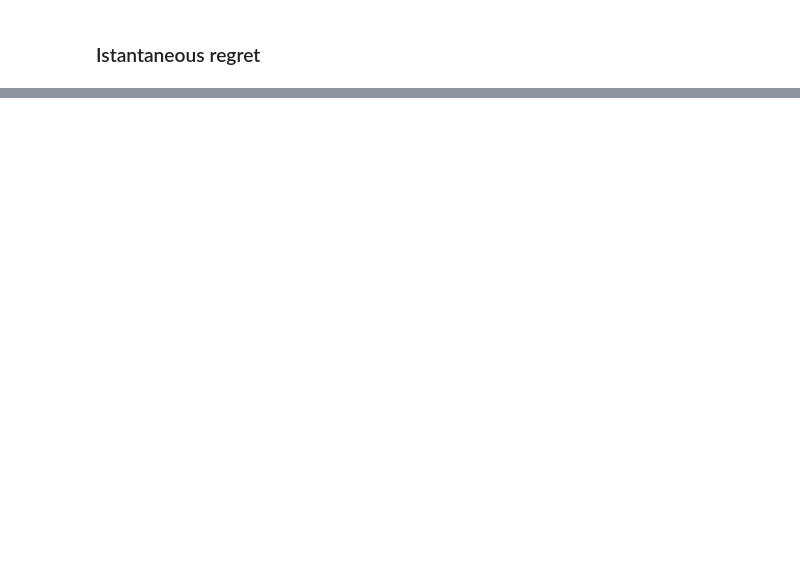
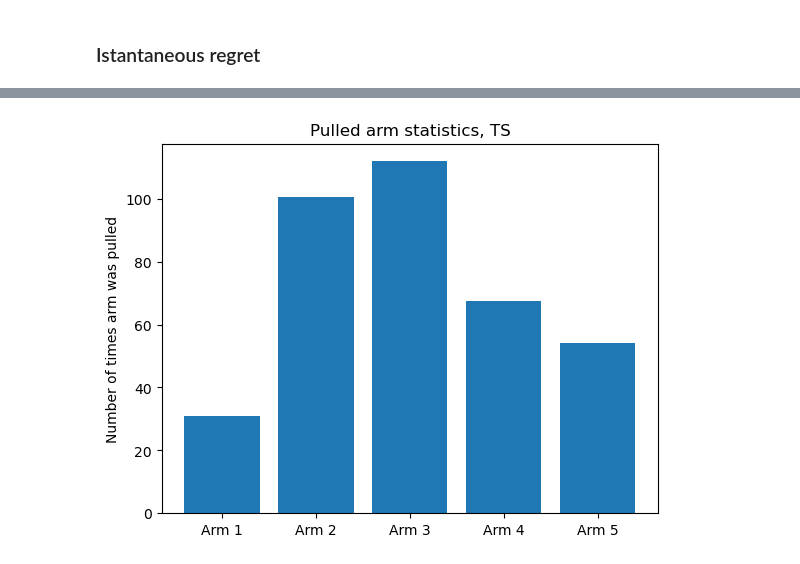
Before and after one commit to MatteoPancini/Online-Pricing-and-Advertising-Optimization-Project, a Jupyter notebook: Project-Pricing-Advertising-2022-2023/1_Learning_for_Pricing_2_Version.ipynb, the cells around one changed output, grey strips where cells are left out. Saved outputs shown, nothing was run; the diff lists cells and outputs as text; code cells hidden in the pictures; blank space fills up the shorter version.

```diff
--- a/Project-Pricing-Advertising-2022-2023/1_Learning_for_Pricing_2_Version.ipynb
+++ b/Project-Pricing-Advertising-2022-2023/1_Learning_for_Pricing_2_Version.ipynb
@@ -154,0 +173,12 @@ plt.show()
+# %%
+pulled_arm_number_TS = pulled_arm_number_TS.astype(np.float64) / 1000
+pulled_arm_number_UCB = pulled_arm_number_UCB.astype(np.float64) / 1000
+
+plt.bar(range(len(pulled_arm_number_TS)), pulled_arm_number_TS)
+plt.xticks(range(len(pulled_arm_number_TS)), ['Arm 1', 'Arm 2', 'Arm 3', 'Arm 4', 'Arm 5'])
+plt.ylabel('Number of times arm was pulled')
+plt.title('Pulled arm statistics, TS')
+
+plt.show()
+# %% [output]
+[figure, added]
```
Also changed, not shown: parts of 8 cells of this notebook, 1 other file.
